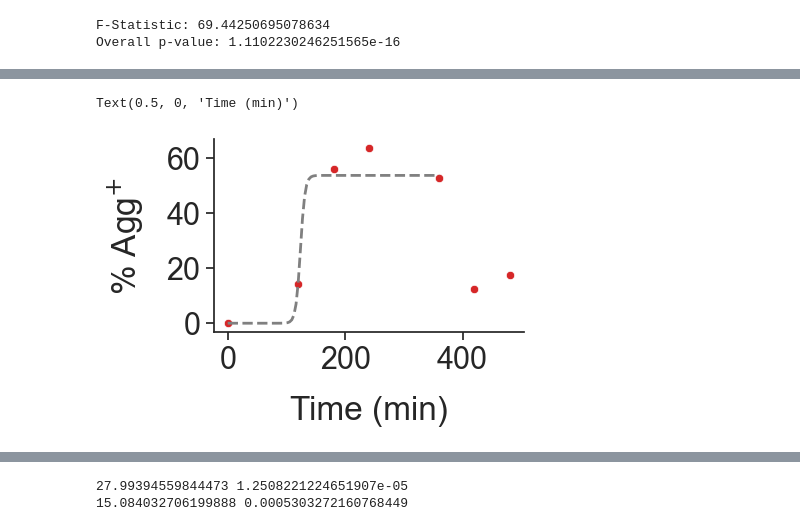
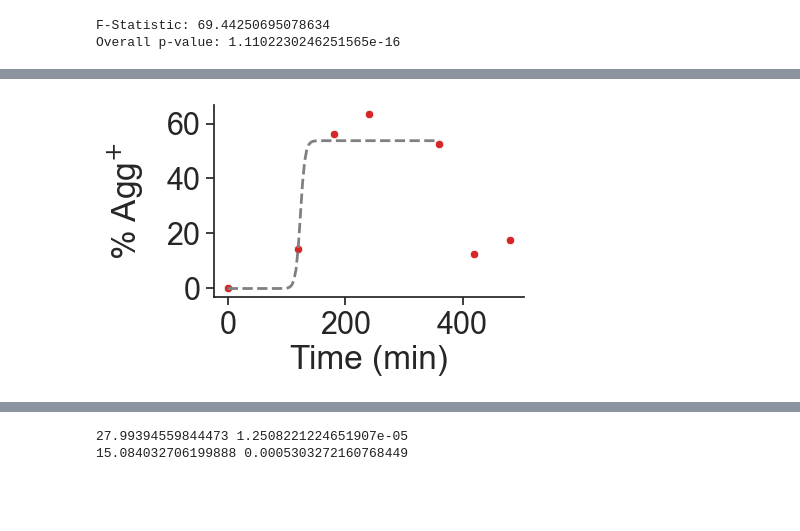
Before and after one commit to FrancisCrickInstitute/negative_parental_switch, a Jupyter notebook: NPS_behaviour_analysis/NPW_behaviour_analysis.ipynb, the cells around one changed output, grey strips where cells are left out. Saved outputs shown, nothing was run; the diff lists cells and outputs as text; code cells hidden in the pictures; blank space fills up the shorter version.

```diff
--- a/NPS_behaviour_analysis/NPW_behaviour_analysis.ipynb
+++ b/NPS_behaviour_analysis/NPW_behaviour_analysis.ipynb
@@ -24,10 +24,11 @@ import matplotlib
 %matplotlib inline
 # %%
 # Set visualisation parameters
-sns.set_context("notebook", rc={"font.family": 'sans-serif',
-                                'font.sans-serif': 'Helvetica'})
-plt.rcParams['font.family'] = "sans-serif"
-plt.rcParams['font.sans-serif'] = ['Helvetica']
+sns.set_context(
+    "notebook", rc={"font.family": "sans-serif", "font.sans-serif": "Helvetica"}
+)
+plt.rcParams["font.family"] = "sans-serif"
+plt.rcParams["font.sans-serif"] = ["Helvetica"]
 plt.tight_layout()
 sns.set(font_scale=2)
 sns.set_style("ticks")
@@ -261,27 +305,25 @@ plt.ylim(-5,5)
 # %%
 # dep = pd.read_csv('dep_test.csv')
 sns.set(font_scale=2)
 sns.set_style("ticks")
-plt.subplots(figsize = [4,2.5])
+plt.subplots(figsize=[4, 2.5])
 
 # x = dep['deprivation_duration'][:5]
-x = filtered_df['deprivation_duration']
-plot_x = np.linspace(x.min()-0.4, x.max(), 100)
-plt.plot(plot_x, logistic(plot_x, *popt)* 100,
-         linewidth = 2,
-         linestyle = 'dashed',
-         color = 'gray')
+x = filtered_df["deprivation_duration"]
+plot_x = np.linspace(x.min() - 0.4, x.max(), 100)
+plt.plot(
+    plot_x, logistic(plot_x, *popt) * 100, linewidth=2, linestyle="dashed", color="gray"
+)
 
-dep = pd.read_csv('dep_test.csv')
-sns.scatterplot(data=dep, x='deprivation_duration', y='percent', color = 'Tab:red')
+dep = pd.read_csv("dep_test.csv")
+sns.scatterplot(data=dep, x="deprivation_duration", y="percent", color="Tab:red")
 sns.despine()
 # plt.ylim(-5,60)
 plt.yticks(np.arange(0, 61, 20))
-plt.ylabel(r'% Agg$^{+}$',labelpad = 15)
+plt.ylabel(r"% Agg$^{+}$", labelpad=15)
 
-plt.xlabel('Time (min)', labelpad=15)
+plt.xlabel("Time (min)")
 # plt.savefig('/Volumes/lab-kohlj/home/shared/projects/NegativeParentalSwitch/figures/Figure_1/linked_figure1/deprivation_time_refeed.pdf',
 #             bbox_inches='tight', transparent=True)
 # %% [output]
-Text(0.5, 0, 'Time (min)')
-[figure, old version]
+[figure, new version]
```
Also changed, not shown: parts of 117 cells of this notebook, 15 other files.
